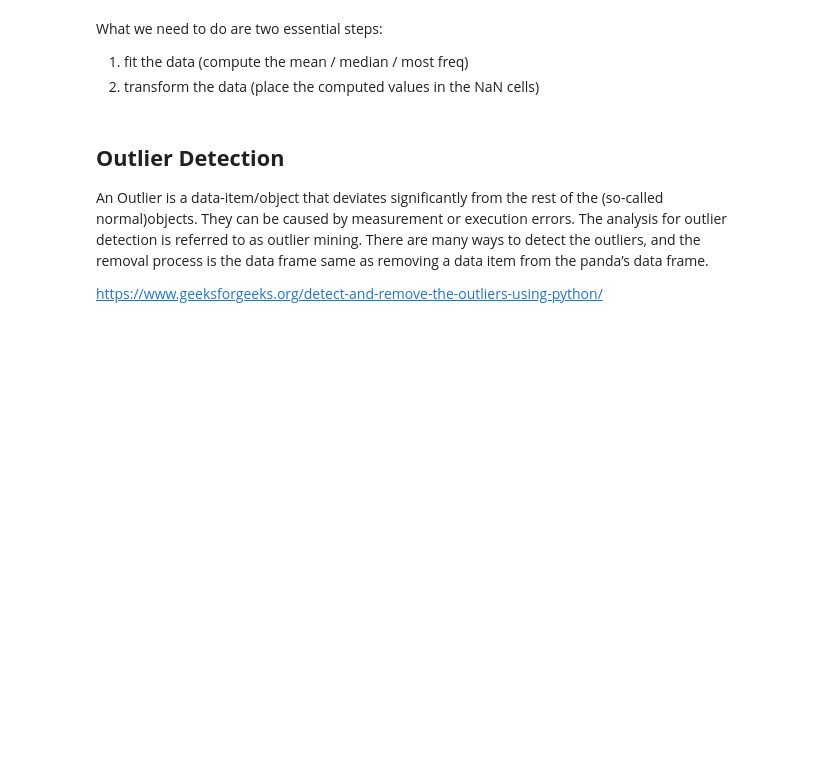
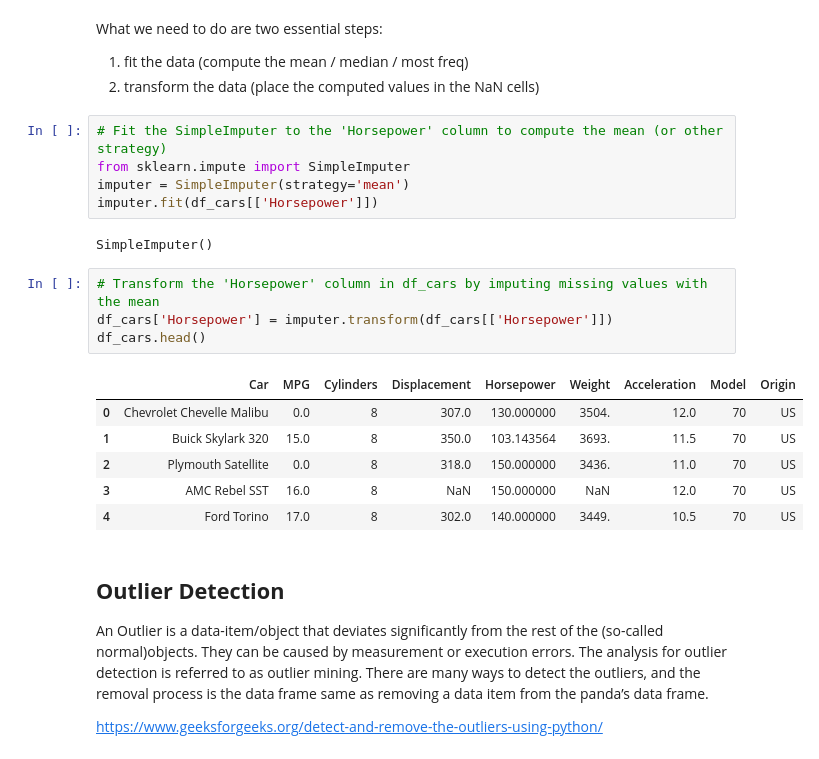
Before and after one commit to Hasyashri/ML_Lab_4, a Jupyter notebook: week5Lab_Students (1).ipynb, the cells around one changed output. Drawn from its saved outputs; the diff is of its cells as text; blank space fills up the shorter version.

```diff
--- a/week5Lab_Students (1).ipynb
+++ b/week5Lab_Students (1).ipynb
@@ -422,6 +477,24 @@ What we need to do are two essential steps:
 
 1. fit the data (compute the mean / median / most freq)
 2. transform the data (place the computed values in the NaN cells)
+# %%
+# Fit the SimpleImputer to the 'Horsepower' column to compute the mean (or other strategy)
+from sklearn.impute import SimpleImputer
+imputer = SimpleImputer(strategy='mean')
+imputer.fit(df_cars[['Horsepower']])
+# %% [output]
+SimpleImputer()
+# %%
+# Transform the 'Horsepower' column in df_cars by imputing missing values with the mean
+df_cars['Horsepower'] = imputer.transform(df_cars[['Horsepower']])
+df_cars.head()
+# %% [output]
+|  | Car | MPG | Cylinders | Displacement | Horsepower | Weight | Acceleration | Model | Origin |
+| 0 | Chevrolet Chevelle Malibu | 0.0 | 8 | 307.0 | 130.000000 | 3504. | 12.0 | 70 | US |
+| 1 | Buick Skylark 320 | 15.0 | 8 | 350.0 | 103.143564 | 3693. | 11.5 | 70 | US |
+| 2 | Plymouth Satellite | 0.0 | 8 | 318.0 | 150.000000 | 3436. | 11.0 | 70 | US |
+| 3 | AMC Rebel SST | 16.0 | 8 | NaN | 150.000000 | NaN | 12.0 | 70 | US |
+| 4 | Ford Torino | 17.0 | 8 | 302.0 | 140.000000 | 3449. | 10.5 | 70 | US |
 # %% [markdown]
 ## **Outlier Detection**
 
```
Also changed, not shown: parts of 4 cells of this notebook.
